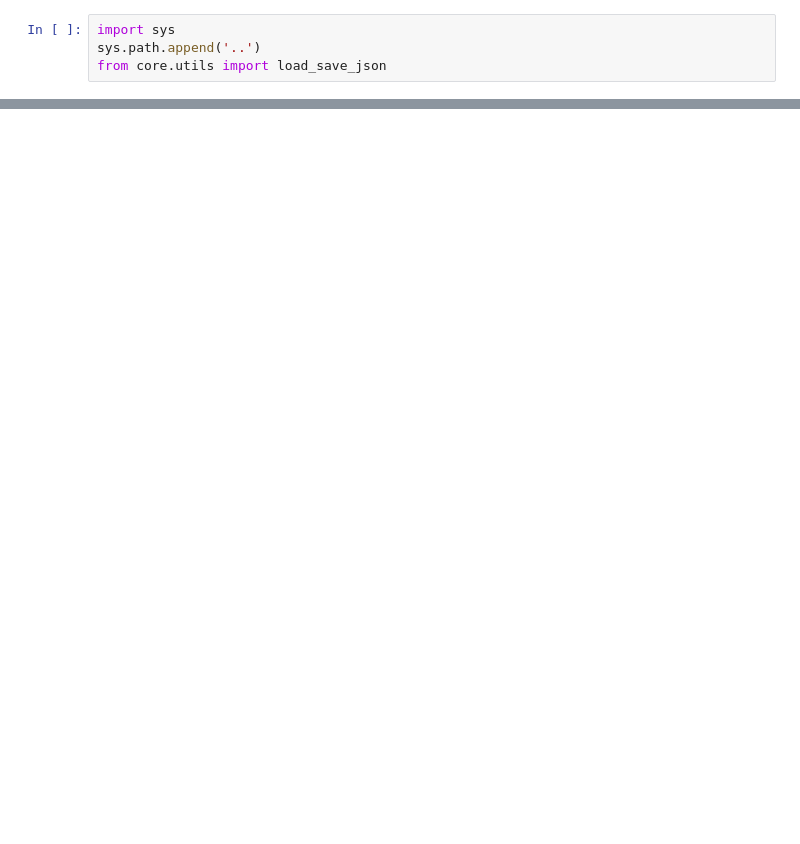
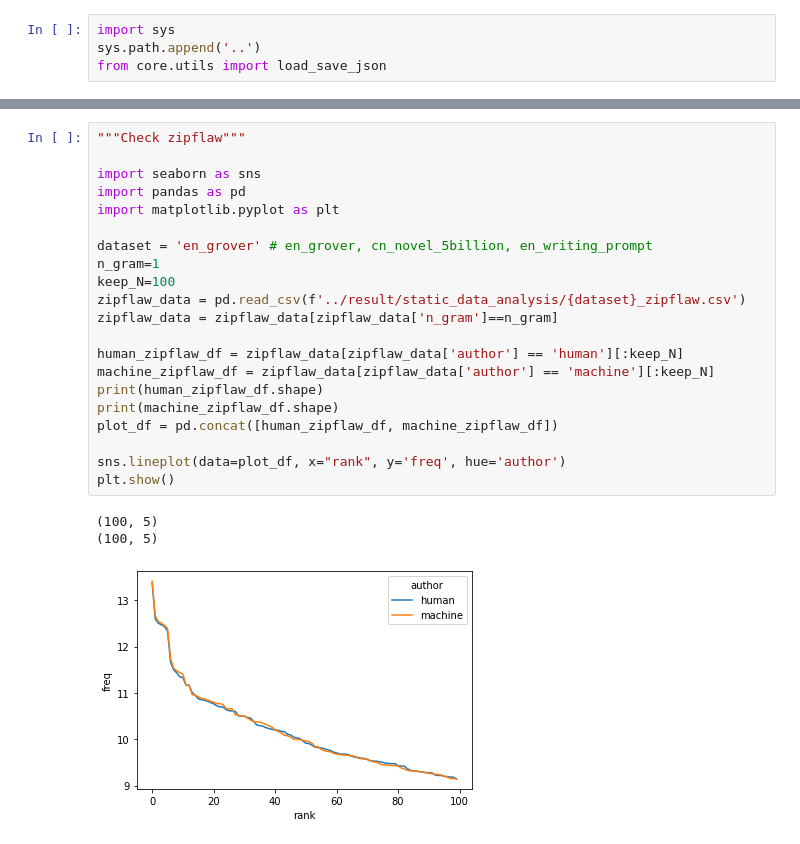
Before and after one commit to iamlxb3/UMAMGT, a Jupyter notebook: vis_backup/vis_dataset.ipynb, the cells around one changed output, grey strips where cells are left out. Saved outputs shown, nothing was run; the diff lists cells and outputs as text; blank space fills up the shorter version.

```diff
--- a/vis_backup/vis_dataset.ipynb
+++ b/vis_backup/vis_dataset.ipynb
@@ -88,0 +108,25 @@ for pos in target_pos:
+# %%
+"""Check zipflaw"""
+
+import seaborn as sns
+import pandas as pd
+import matplotlib.pyplot as plt
+
+dataset = 'en_grover' # en_grover, cn_novel_5billion, en_writing_prompt
+n_gram=1
+keep_N=100
+zipflaw_data = pd.read_csv(f'../result/static_data_analysis/{dataset}_zipflaw.csv')
+zipflaw_data = zipflaw_data[zipflaw_data['n_gram']==n_gram]
+
+human_zipflaw_df = zipflaw_data[zipflaw_data['author'] == 'human'][:keep_N]
+machine_zipflaw_df = zipflaw_data[zipflaw_data['author'] == 'machine'][:keep_N]
+print(human_zipflaw_df.shape)
+print(machine_zipflaw_df.shape)
+plot_df = pd.concat([human_zipflaw_df, machine_zipflaw_df])
+
+sns.lineplot(data=plot_df, x="rank", y='freq', hue='author')
+plt.show()
+# %% [output]
+(100, 5)
+(100, 5)
+[figure, added]
```
Also changed, not shown: parts of 4 cells of this notebook, 1 other file.
